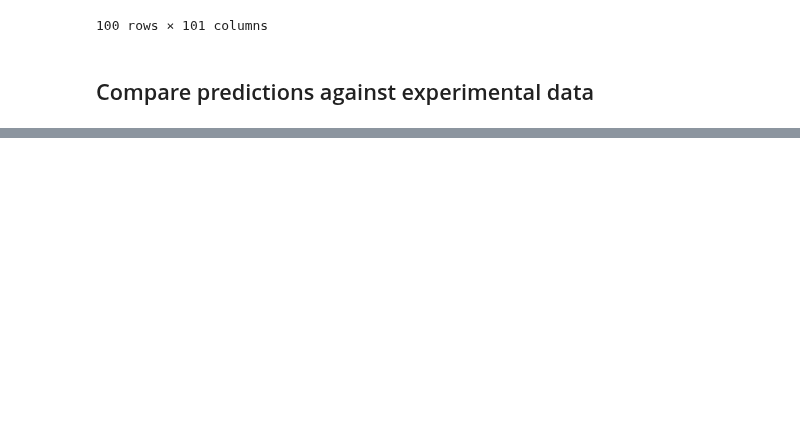
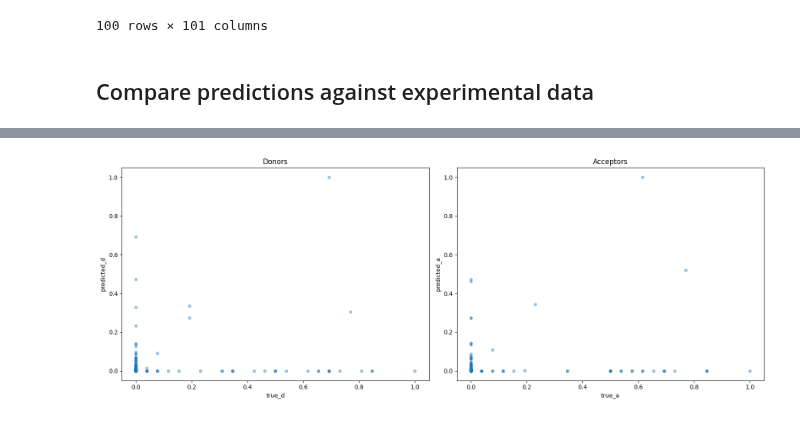
Before and after one commit to jannis-baum/hpi-hoai, a Jupyter notebook: tcga-brca/evaluation.ipynb, the cells around one changed output, grey strips where cells are left out. Cells and saved outputs as stored; diff of their text form; code cells hidden in the pictures; blank space fills up the shorter version.

```diff
--- a/tcga-brca/evaluation.ipynb
+++ b/tcga-brca/evaluation.ipynb
@@ -174,0 +175,13 @@ plt.show()
+# %%
+# Create the figure and subplots
+fig, (ax1, ax2) = plt.subplots(1, 2, sharex=True, figsize=(16, 6))
+
+df.plot.scatter('true_d', 'predicted_d', ax=ax1, alpha=0.4)
+ax1.set_title('Donors')
+df.plot.scatter('true_a', 'predicted_a', ax=ax2, alpha=0.4)
+ax2.set_title('Acceptors')
+
+plt.tight_layout()
+plt.show()
+# %% [output]
+[figure, added]
```
Also changed, not shown: parts of 3 cells of this notebook.
